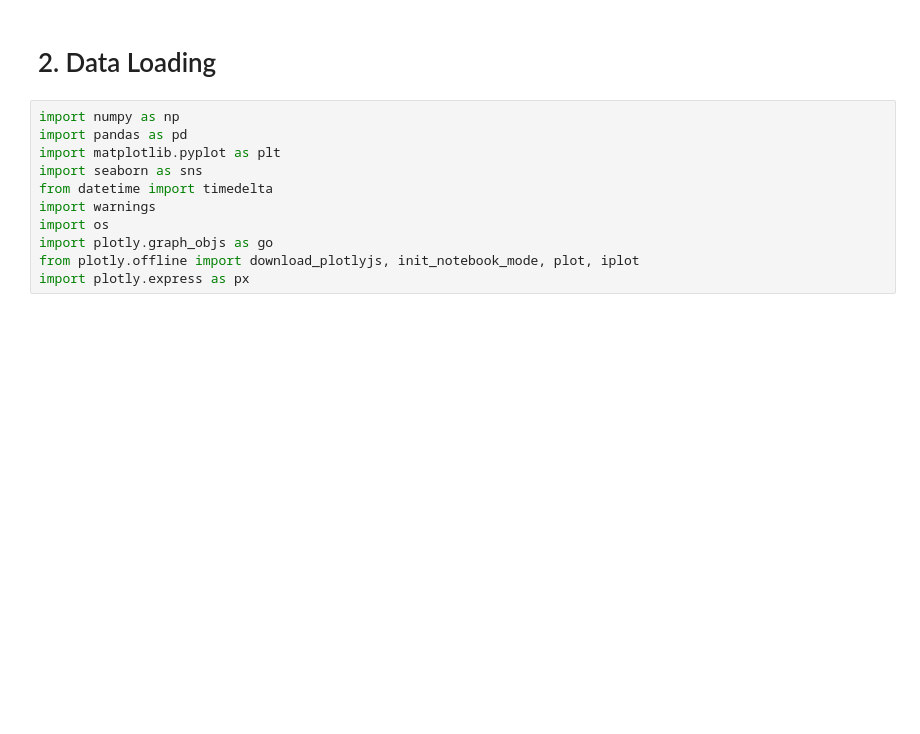
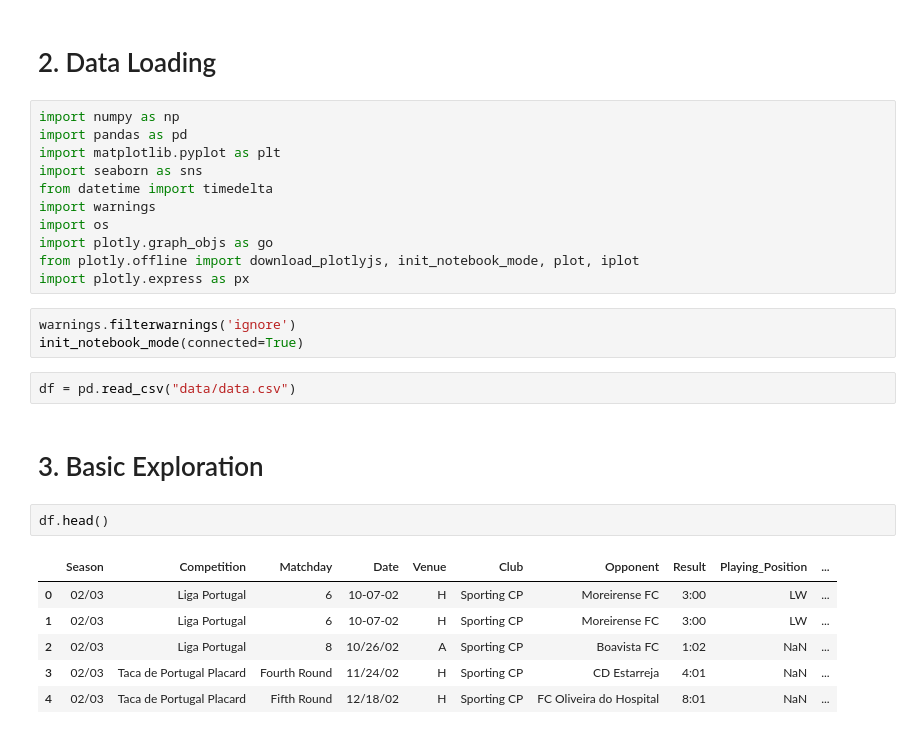
Before and after one commit to YoussefAkuma/DataAnalyst0, a Jupyter notebook: index.ipynb, the cells around one changed output. Saved outputs shown, nothing was run; the diff lists cells and outputs as text; blank space fills up the shorter version.

```diff
--- a/index.ipynb
+++ b/index.ipynb
@@ -30,3 +30,19 @@ import os
 import plotly.graph_objs as go
 from plotly.offline import download_plotlyjs, init_notebook_mode, plot, iplot
 import plotly.express as px
+# %%
+warnings.filterwarnings('ignore')
+init_notebook_mode(connected=True)
+# %%
+df = pd.read_csv("data/data.csv")
+# %% [markdown]
+# 3. Basic Exploration
+# %%
+df.head()
+# %% [output]
+|  | Season | Competition | Matchday | Date | Venue | Club | Opponent | Result | Playing_Position | ... |
+| 0 | 02/03 | Liga Portugal | 6 | 10-07-02 | H | Sporting CP | Moreirense FC | 3:00 | LW | ... |
+| 1 | 02/03 | Liga Portugal | 6 | 10-07-02 | H | Sporting CP | Moreirense FC | 3:00 | LW | ... |
+| 2 | 02/03 | Liga Portugal | 8 | 10/26/02 | A | Sporting CP | Boavista FC | 1:02 | NaN | ... |
+| 3 | 02/03 | Taca de Portugal Placard | Fourth Round | 11/24/02 | H | Sporting CP | CD Estarreja | 4:01 | NaN | ... |
+| 4 | 02/03 | Taca de Portugal Placard | Fifth Round | 12/18/02 | H | Sporting CP | FC Oliveira do Hospital | 8:01 | NaN | ... |
```
Also changed, not shown: parts of 12 cells of this notebook, 2 other files.
